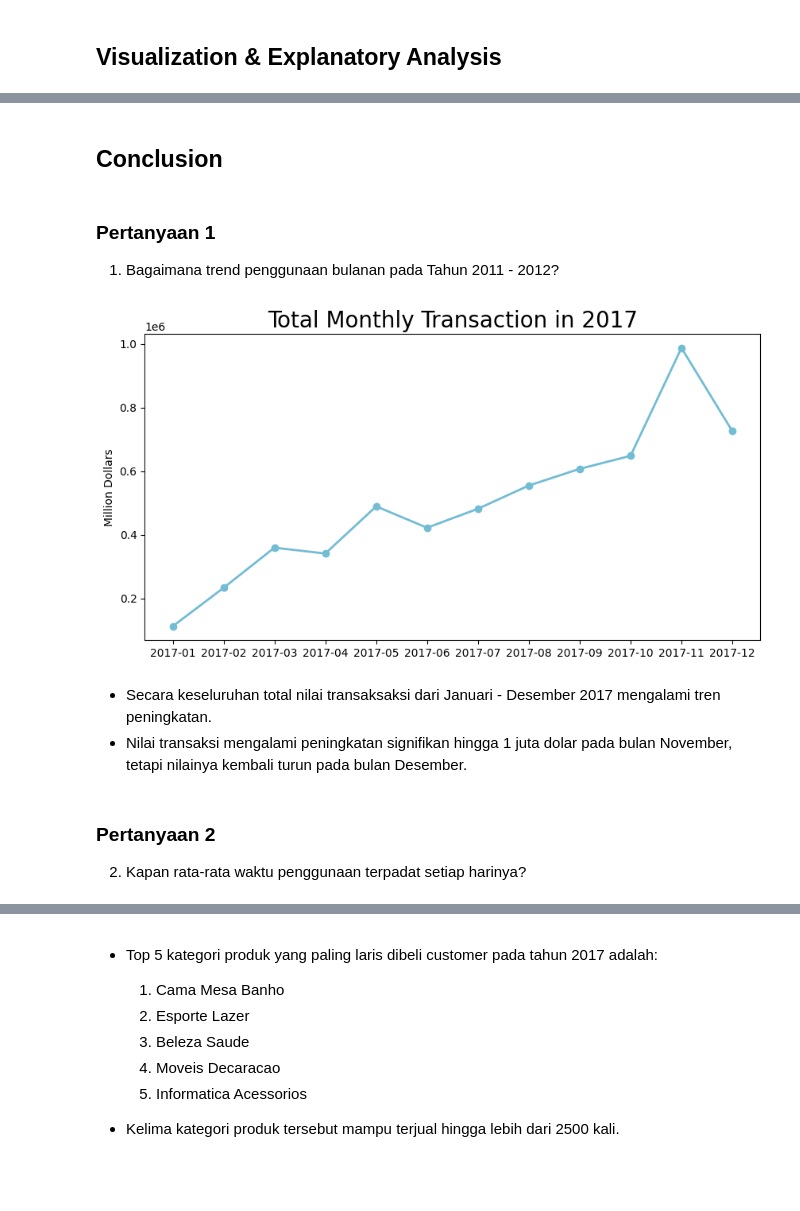
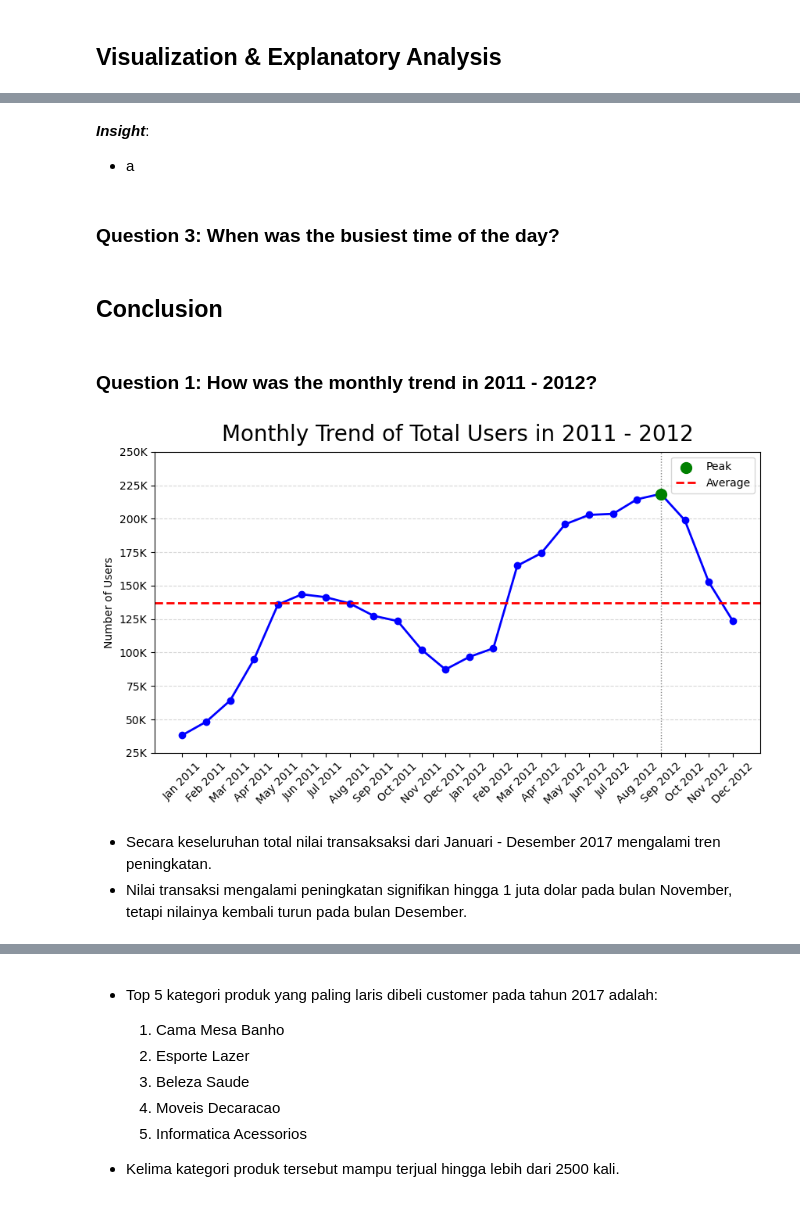
Before and after one commit to Sulbae/Bike-Sharing-Practice, a Jupyter notebook: notebook.ipynb, the cells around one changed output, grey strips where cells are left out. Drawn from its saved outputs; the diff is of its cells as text; code cells hidden in the pictures; blank space fills up the shorter version.

```diff
--- a/notebook.ipynb
+++ b/notebook.ipynb
@@ -815,31 +607,16 @@ Passing `palette` without assigning `hue` is deprecated and will be removed in v
+# %% [markdown]
+*__Insight__*:
+- a
+# %% [markdown]
+### Question 3: When was the busiest time of the day?
 # %% [markdown]
 ## Conclusion
-# %% [markdown]
-### Pertanyaan 1
-1. Bagaimana trend penggunaan bulanan pada Tahun 2011 - 2012?
-# %%
-plt.figure(figsize=(10, 5))
-plt.plot(
-    viz_table_df["time"],
-    viz_table_df["total_transaction"],
-    marker="o",
-    linewidth=2,
-    color="#72BCD4"
-)
-plt.title(
-    "Total Monthly Transaction in 2017",
-    loc="center",
-    fontsize=20
-)
-plt.xticks(fontsize=10)
-plt.yticks(fontsize=10)
-plt.ylabel("Million Dollars")
-plt.show()
-# %% [output]
-[figure, removed]
+# %% [markdown]
+### Question 1: How was the monthly trend in 2011 - 2012?
+# %%
+trend_plot
+# %% [output]
+[figure, added]
 # %% [markdown]
 - Secara keseluruhan total nilai transaksaksi dari Januari - Desember 2017 mengalami tren peningkatan.
 - Nilai transaksi mengalami peningkatan signifikan hingga 1 juta dolar pada bulan November, tetapi nilainya kembali turun pada bulan Desember.
-# %% [markdown]
-### Pertanyaan 2
-2. Kapan rata-rata waktu penggunaan terpadat setiap harinya?
```
Also changed, not shown: parts of 133 cells of this notebook.
